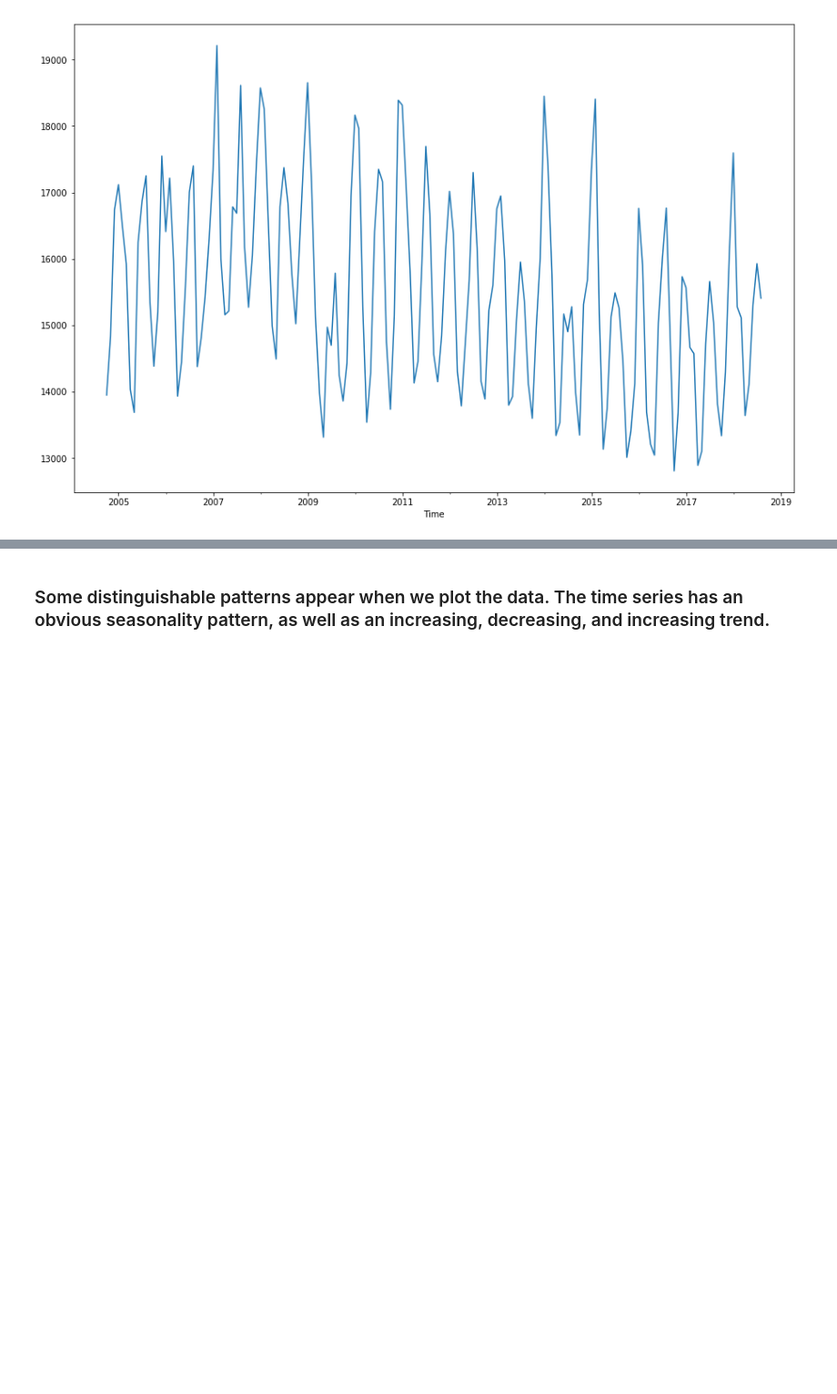
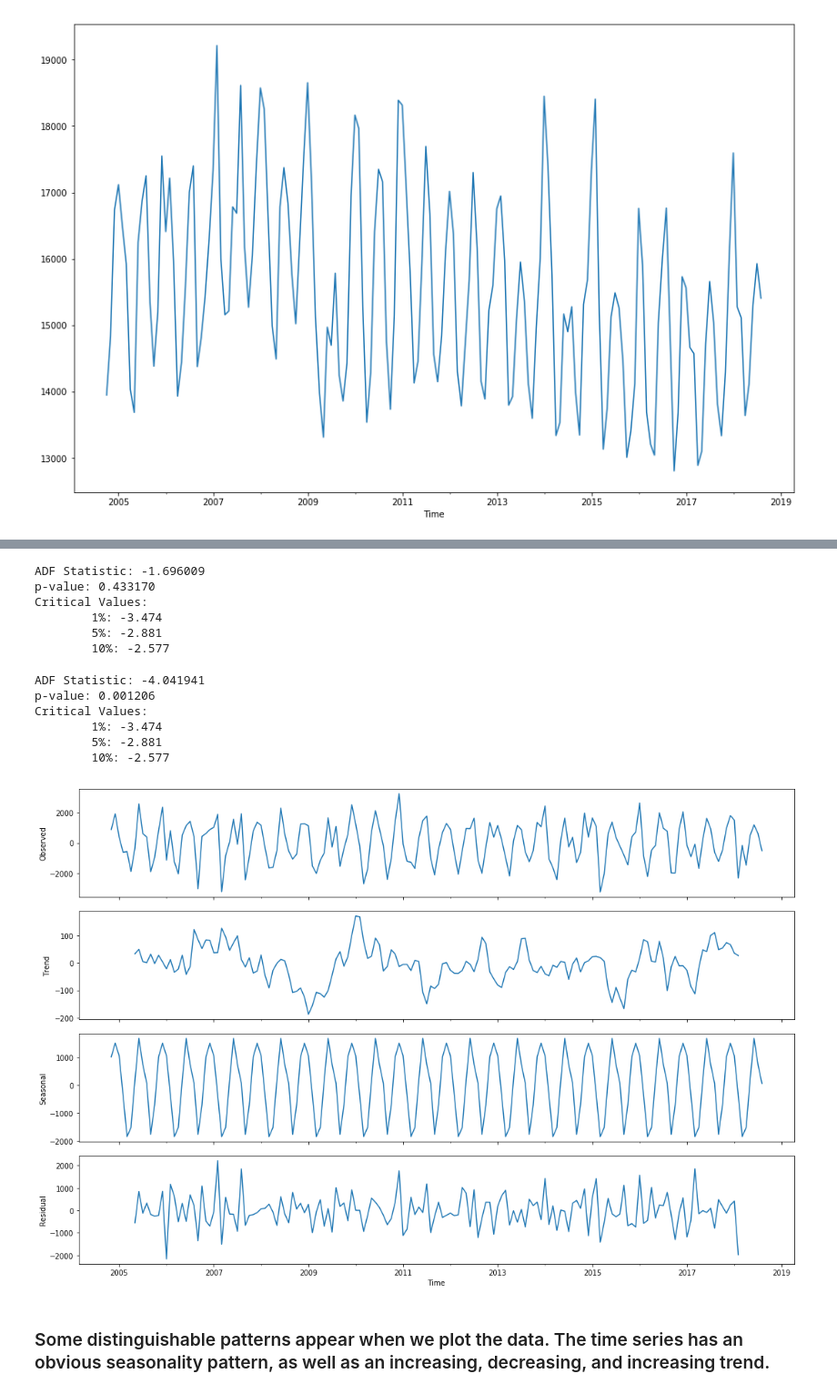
Before and after one commit to kaziahosunhabibripon/Time-Series, a Jupyter notebook: Energy-Consumption-20.ipynb, the cells around one changed output, grey strips where cells are left out. Shown at 91% size. Cells and saved outputs as stored; diff of their text form; code cells hidden in the pictures; blank space fills up the shorter version.

```diff
--- a/Energy-Consumption-20.ipynb
+++ b/Energy-Consumption-20.ipynb
@@ -102,3 +112,37 @@ plt.show()
+# %%
+result_test = adfuller(y)
+print('ADF Statistic: %f' % result_test[0])
+print('p-value: %f' % result_test[1])
+print('Critical Values:')
+for key, value in result_test[4].items():
+    print('\t%s: %.3f' % (key, value))
+# %% [output]
+ADF Statistic: -1.696009
+p-value: 0.433170
+Critical Values:
+        1%: -3.474
+        5%: -2.881
+        10%: -2.577
+# %%
+result_test = adfuller(y_diff)
+print('ADF Statistic: %f' % result_test[0])
+print('p-value: %f' % result_test[1])
+print('Critical Values:')
+for key, value in result_test[4].items():
+    print('\t%s: %.3f' % (key, value))
+# %% [output]
+ADF Statistic: -4.041941
+p-value: 0.001206
+Critical Values:
+        1%: -3.474
+        5%: -2.881
+        10%: -2.577
+# %%
+decomposition = sm.tsa.seasonal_decompose(y_diff, model='additive')
+fig = decomposition.plot()
+plt.show()
+# %% [output]
+[figure, added]
 # %% [markdown]
 ### Some distinguishable patterns appear when we plot the data. The time series has an obvious seasonality pattern, as well as an increasing, decreasing, and increasing trend.
 # %% [markdown]
```
Also changed, not shown: parts of 17 cells of this notebook.
